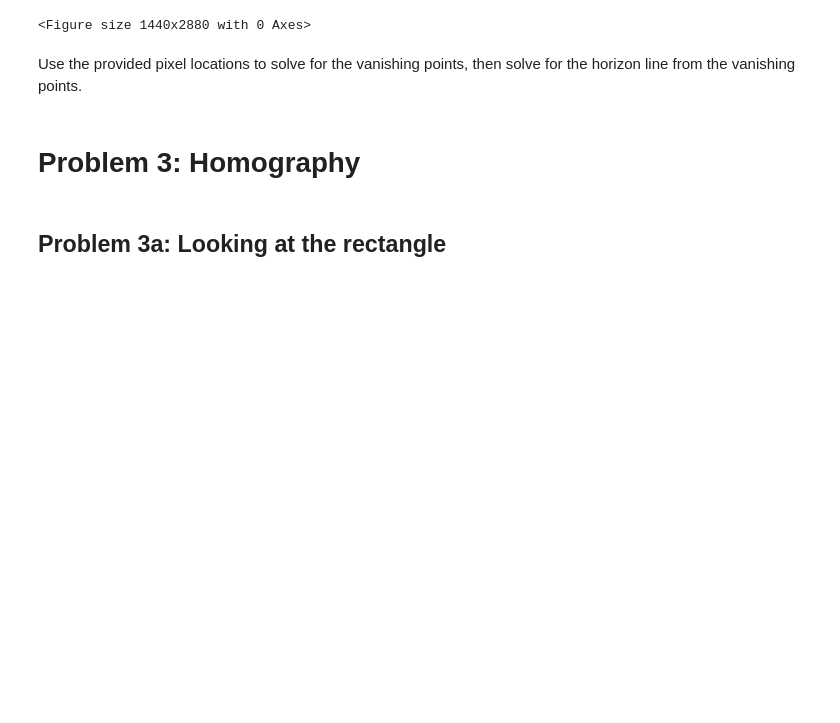
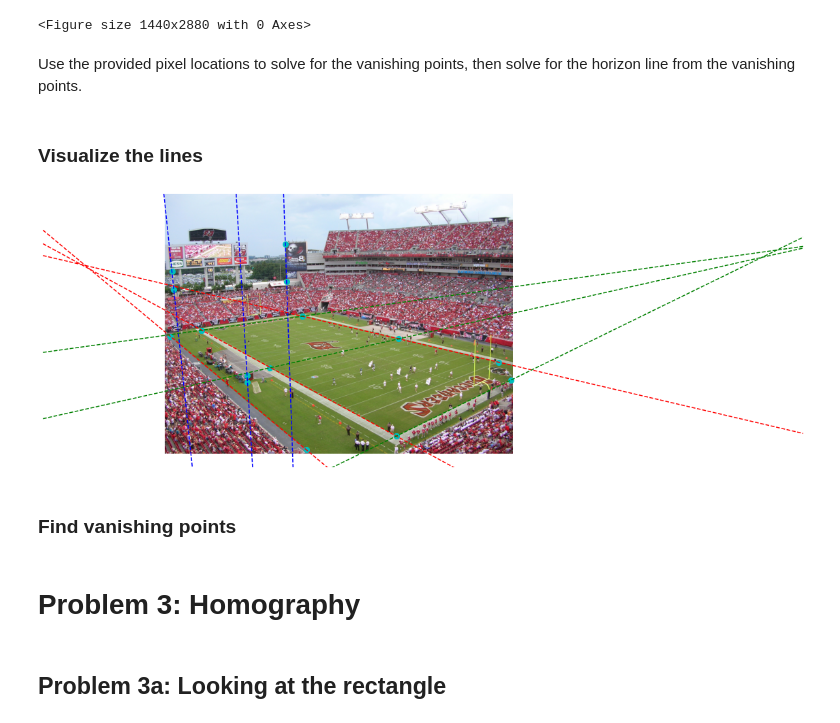
Before and after one commit to RuolinZheng08/ttic31040-computer-vision, a Jupyter notebook: hw2/hw2.ipynb, the cells around one changed output. Cells and saved outputs as stored; diff of their text form; code cells hidden in the pictures; blank space fills up the shorter version.

```diff
--- a/hw2/hw2.ipynb
+++ b/hw2/hw2.ipynb
@@ -120,6 +121,41 @@ with open('data/points_dict.txt','r') as inf:
         points_dict.append(eval(line))
 
 points_dict = points_dict[0]
+# %%
+points_start = np.empty((3, 3, 2)) # line, group, x and y coords
+points_end = np.empty((3, 3, 2))
+for key in points_dict:
+    if key.startswith('s'):
+        pointer_to_array = points_start
+    else:
+        pointer_to_array = points_end
+    line_no = int(key[1]) - 1
+    group_no = int(key[2]) - 1
+    pointer_to_array[line_no, group_no] = points_dict[key]
+# %%
+points_x = np.stack([points_start[:, :, 0], points_end[:, :, 0]])
+points_y = np.stack([points_start[:, :, 1], points_end[:, :, 1]])
+# %% [markdown]
+### Visualize the lines
+# %%
+plt.figure(figsize=(20, 40))
+plt.imshow(im)
+plt.ylim([1800, 0])
+xlims = [-800, 4200]
+plt.xlim(xlims)
+plt.axis('off')
+
+plt.plot(points_x.flatten(), points_y.flatten(), 'co', markersize=8)
+
+for group, color in zip(range(3), ['r', 'g', 'b']):
+    c = color + '--'
+    for i in range(3):
+        draw_line(points_x[:, group, i],
+                  points_y[:, group, i], c=c, xlims=xlims)
+# %% [output]
+[figure, added]
+# %% [markdown]
+### Find vanishing points
 # %% [markdown]
 # Problem 3: Homography
 # %% [markdown]
```
Also changed, not shown: parts of 5 cells of this notebook.
